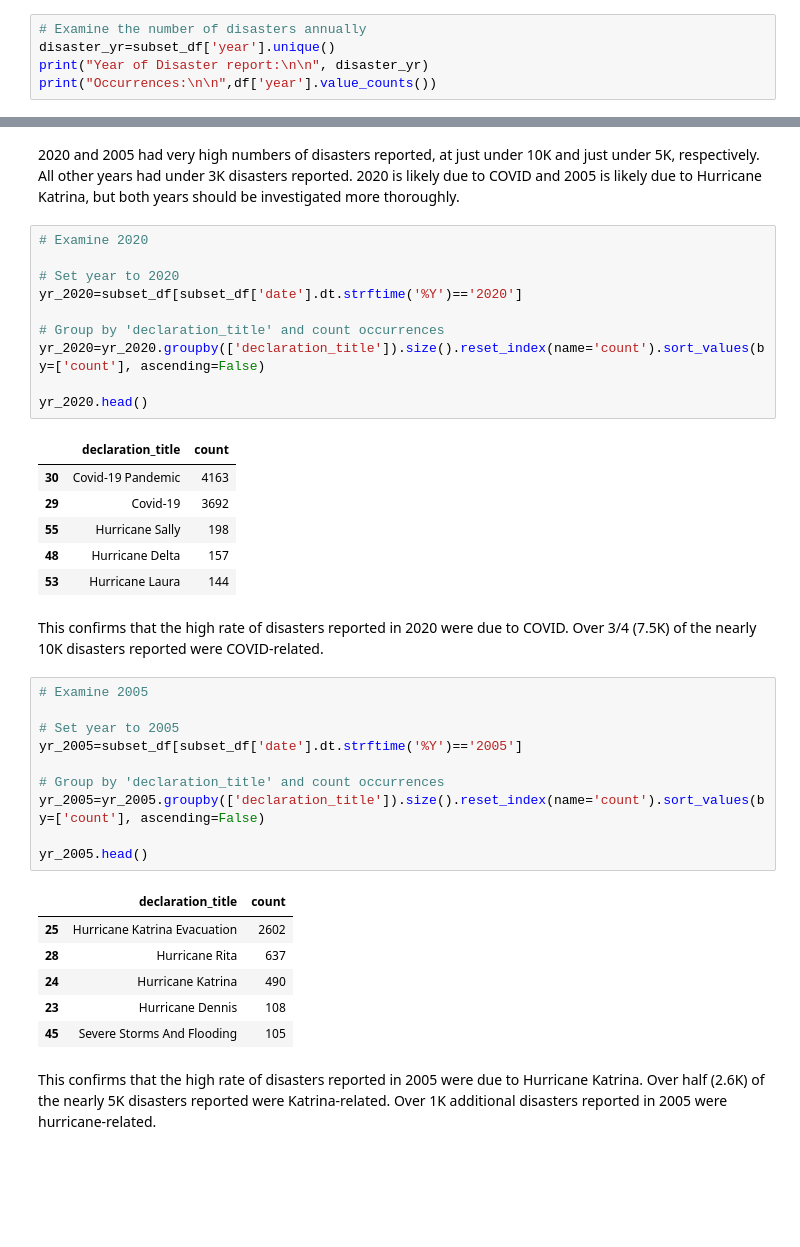
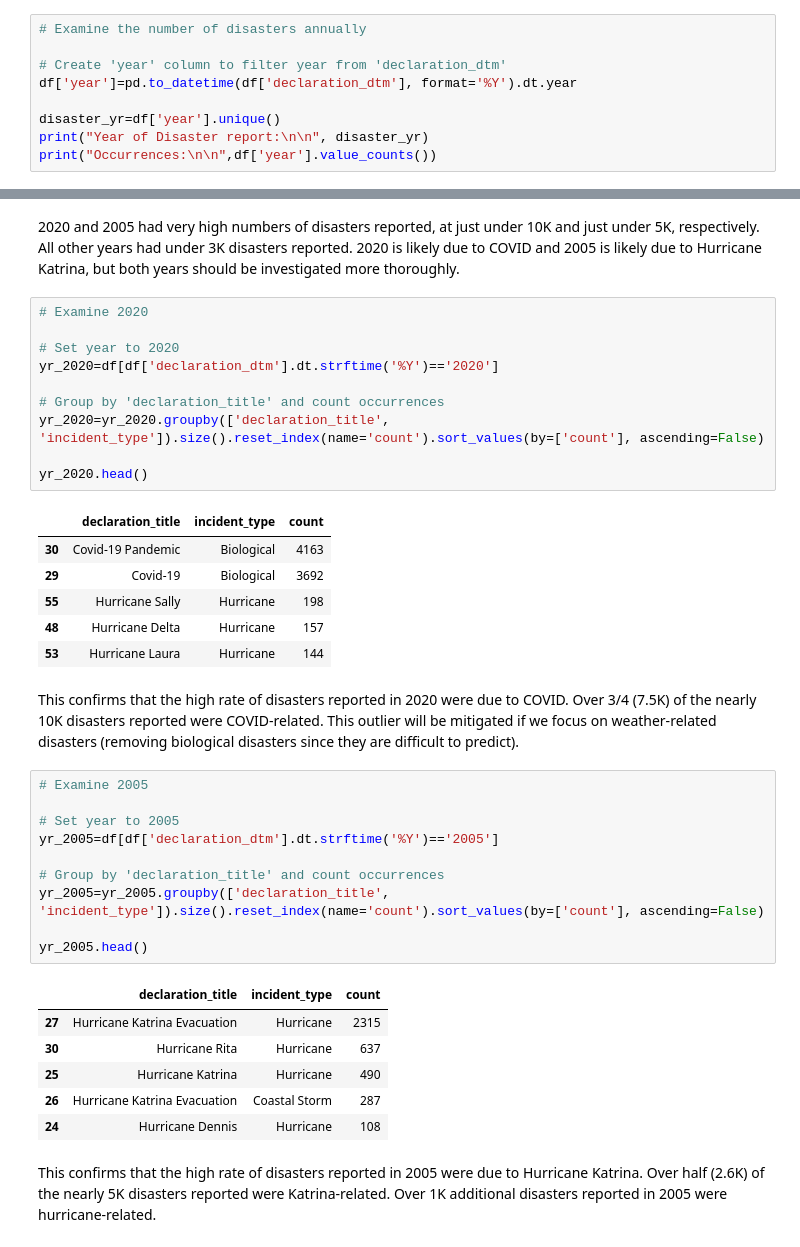
Before and after one commit to helloklow/natural_disasters, a Jupyter notebook: notebooks/low_solution.ipynb, the cells around one changed output, grey strips where cells are left out. Saved outputs shown, nothing was run; the diff lists cells and outputs as text; blank space fills up the shorter version.

```diff
--- a/notebooks/low_solution.ipynb
+++ b/notebooks/low_solution.ipynb
@@ -292,6 +292,10 @@ TX reports a significantly higher number of disasters than any other location.
 # %%
 # Examine the number of disasters annually
-disaster_yr=subset_df['year'].unique()
+
+# Create 'year' column to filter year from 'declaration_dtm'
+df['year']=pd.to_datetime(df['declaration_dtm'], format='%Y').dt.year
+
+disaster_yr=df['year'].unique()
 print("Year of Disaster report:\n\n", disaster_yr)
 print("Occurrences:\n\n",df['year'].value_counts())
 # %% [output]
@@ -340,39 +344,39 @@ plt.show()
 # %%
 # Examine 2020
 
 # Set year to 2020
-yr_2020=subset_df[subset_df['date'].dt.strftime('%Y')=='2020']
+yr_2020=df[df['declaration_dtm'].dt.strftime('%Y')=='2020']
 
 # Group by 'declaration_title' and count occurrences
-yr_2020=yr_2020.groupby(['declaration_title']).size().reset_index(name='count').sort_values(by=['count'], ascending=False)
+yr_2020=yr_2020.groupby(['declaration_title', 'incident_type']).size().reset_index(name='count').sort_values(by=['count'], ascending=False)
 
 yr_2020.head()
 # %% [output]
-|  | declaration_title | count |
-| 30 | Covid-19 Pandemic | 4163 |
-| 29 | Covid-19 | 3692 |
-| 55 | Hurricane Sally | 198 |
-| 48 | Hurricane Delta | 157 |
-| 53 | Hurricane Laura | 144 |
+|  | declaration_title | incident_type | count |
+| 30 | Covid-19 Pandemic | Biological | 4163 |
+| 29 | Covid-19 | Biological | 3692 |
+| 55 | Hurricane Sally | Hurricane | 198 |
+| 48 | Hurricane Delta | Hurricane | 157 |
+| 53 | Hurricane Laura | Hurricane | 144 |
 # %% [markdown]
-This confirms that the high rate of disasters reported in 2020 were due to COVID. Over 3/4 (7.5K) of the nearly 10K disasters reported were COVID-related.
+This confirms that the high rate of disasters reported in 2020 were due to COVID. Over 3/4 (7.5K) of the nearly 10K disasters reported were COVID-related. This outlier will be mitigated if we focus on weather-related disasters (removing biological disasters since they are difficult to predict).
 # %%
 # Examine 2005
 
 # Set year to 2005
-yr_2005=subset_df[subset_df['date'].dt.strftime('%Y')=='2005']
+yr_2005=df[df['declaration_dtm'].dt.strftime('%Y')=='2005']
 
 # Group by 'declaration_title' and count occurrences
-yr_2005=yr_2005.groupby(['declaration_title']).size().reset_index(name='count').sort_values(by=['count'], ascending=False)
+yr_2005=yr_2005.groupby(['declaration_title', 'incident_type']).size().reset_index(name='count').sort_values(by=['count'], ascending=False)
 
 yr_2005.head()
 # %% [output]
-|  | declaration_title | count |
-| 25 | Hurricane Katrina Evacuation | 2602 |
-| 28 | Hurricane Rita | 637 |
-| 24 | Hurricane Katrina | 490 |
-| 23 | Hurricane Dennis | 108 |
-| 45 | Severe Storms And Flooding | 105 |
+|  | declaration_title | incident_type | count |
+| 27 | Hurricane Katrina Evacuation | Hurricane | 2315 |
+| 30 | Hurricane Rita | Hurricane | 637 |
+| 25 | Hurricane Katrina | Hurricane | 490 |
+| 26 | Hurricane Katrina Evacuation | Coastal Storm | 287 |
+| 24 | Hurricane Dennis | Hurricane | 108 |
 # %% [markdown]
 This confirms that the high rate of disasters reported in 2005 were due to Hurricane Katrina. Over half (2.6K) of the nearly 5K disasters reported were Katrina-related. Over 1K additional disasters reported in 2005 were hurricane-related.
 # %% [markdown]
```
Also changed, not shown: parts of 13 cells of this notebook, 1 other file.
